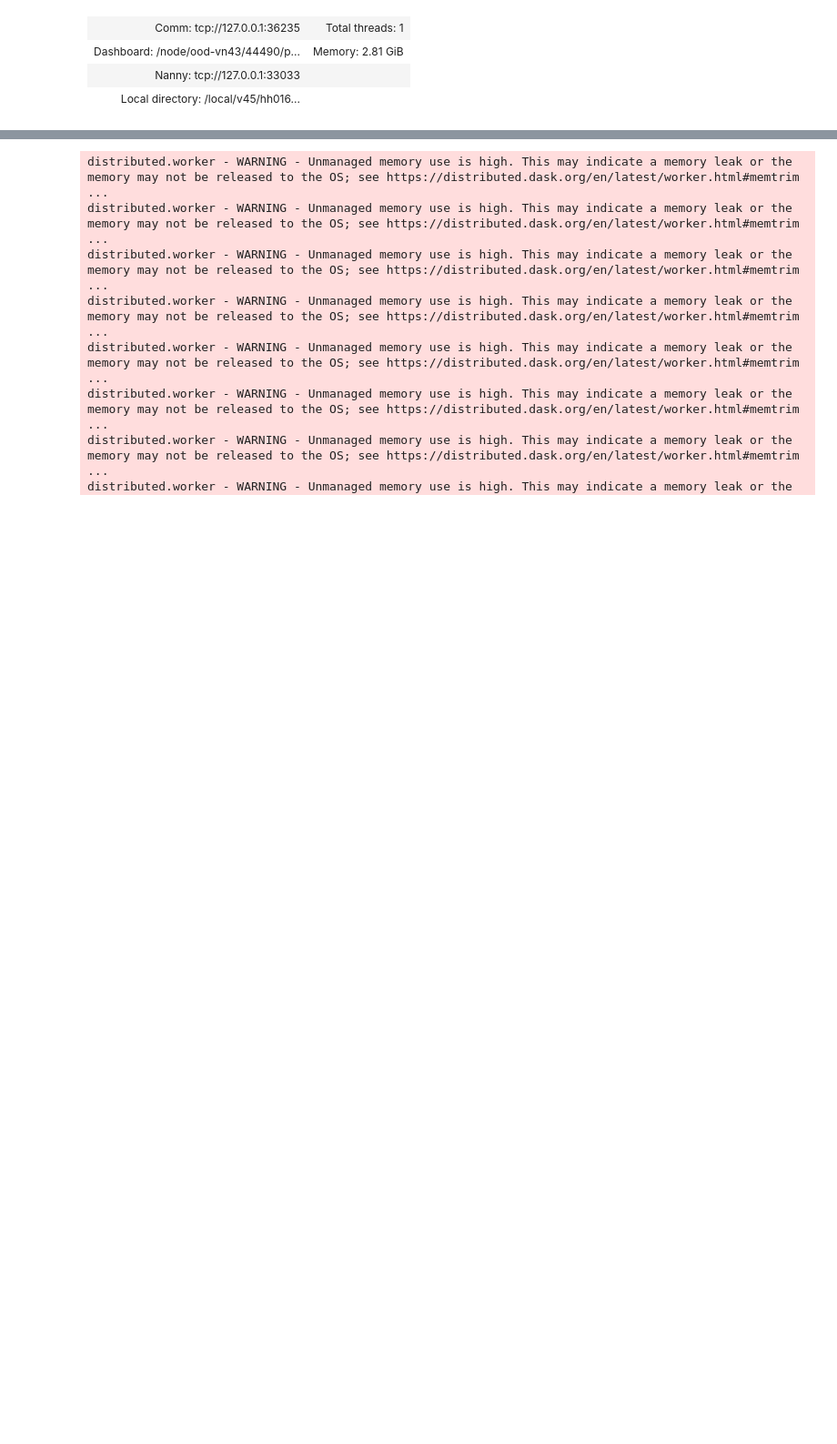
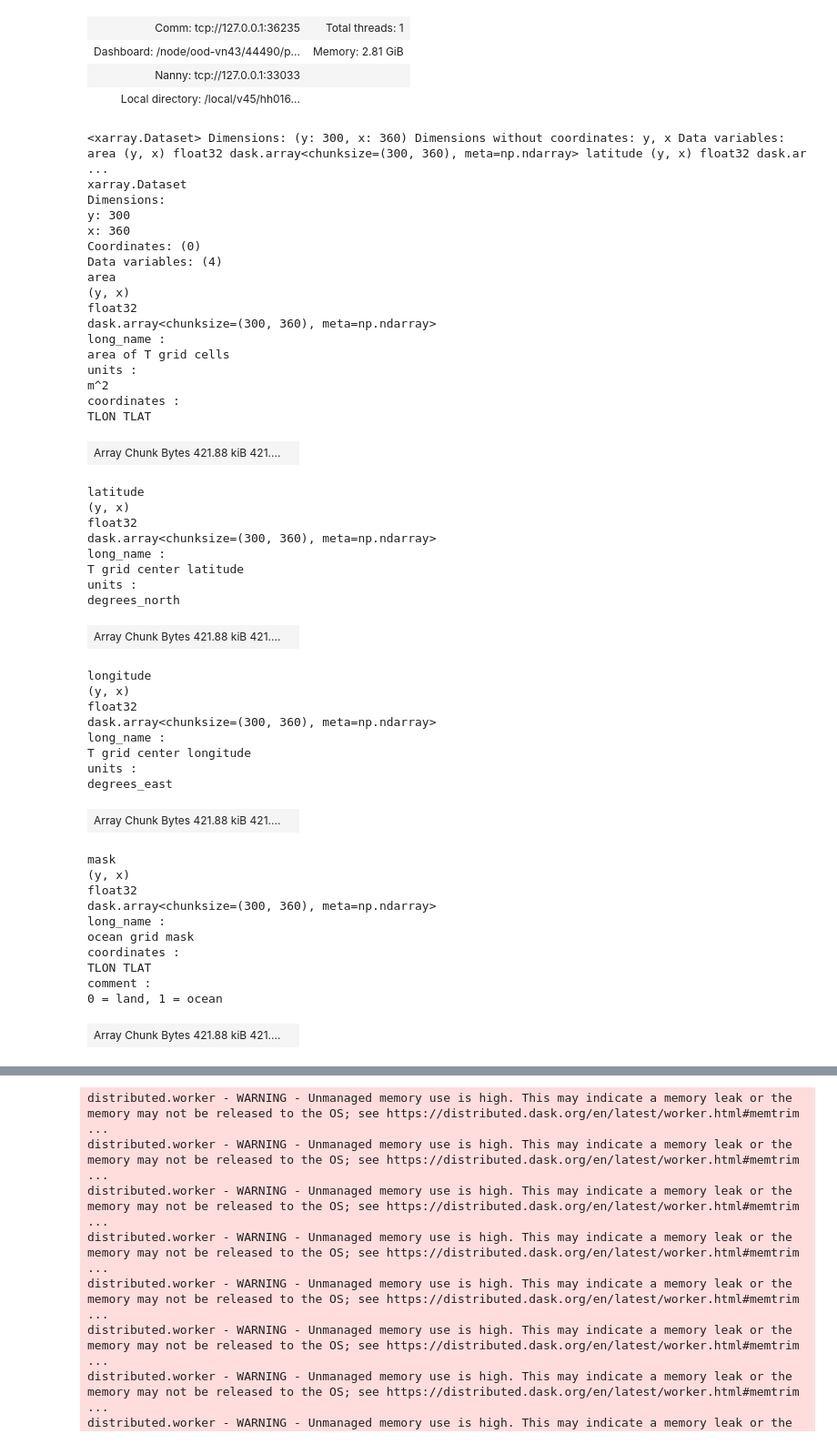
Before and after one commit to hakaseh/IAMIP2, a Jupyter notebook: checking_iamip2_output.ipynb, the cells around one changed output, grey strips where cells are left out. Shown at 91% size. Cells and saved outputs as stored; diff of their text form; code cells hidden in the pictures; blank space fills up the shorter version.

```diff
--- a/checking_iamip2_output.ipynb
+++ b/checking_iamip2_output.ipynb
@@ -49,3 +49,54 @@ exp_i = ['his','exc','con','CMCC-ESM2ssp126','CMCC-ESM2ssp585','EC-Earth3ssp126'
 exp_o = ['historical','exclusion','control','ssp126-CMCC-ESM2','ssp585-CMCC-ESM2','ssp126-EC-Earth3','ssp585-EC-Earth3']
 # %%
 dir_o = '/g/data/v45/hh0162/projects/IAMIP2/ACCESS-OM2/'
+# %%
+dsg = xr.open_mfdataset(dir_o+'ACCESS-OM2_grid.nc')
+dsg
+# %% [output]
+<xarray.Dataset> Dimensions: (y: 300, x: 360) Dimensions without coordinates: y, x Data variables: area (y, x) float32 dask.array<chunksize=(300, 360), meta=np.ndarray> latitude (y, x) float32 dask.ar ...
+xarray.Dataset
+Dimensions:
+y: 300
+x: 360
+Coordinates: (0)
+Data variables: (4)
+area
+(y, x)
+float32
+dask.array<chunksize=(300, 360), meta=np.ndarray>
+long_name :
+area of T grid cells
+units :
+m^2
+coordinates :
+TLON TLAT
+| Array Chunk Bytes 421.88 kiB 421.... |  |
+latitude
+(y, x)
+float32
+dask.array<chunksize=(300, 360), meta=np.ndarray>
+long_name :
+T grid center latitude
+units :
+degrees_north
+| Array Chunk Bytes 421.88 kiB 421.... |  |
+longitude
+(y, x)
+float32
+dask.array<chunksize=(300, 360), meta=np.ndarray>
+long_name :
+T grid center longitude
+units :
+degrees_east
+| Array Chunk Bytes 421.88 kiB 421.... |  |
+mask
+(y, x)
+float32
+dask.array<chunksize=(300, 360), meta=np.ndarray>
+long_name :
+ocean grid mask
+coordinates :
+TLON TLAT
+comment :
+0 = land, 1 = ocean
+| Array Chunk Bytes 421.88 kiB 421.... |  |
```
Also changed, not shown: parts of 10 cells of this notebook, 1 other file.
